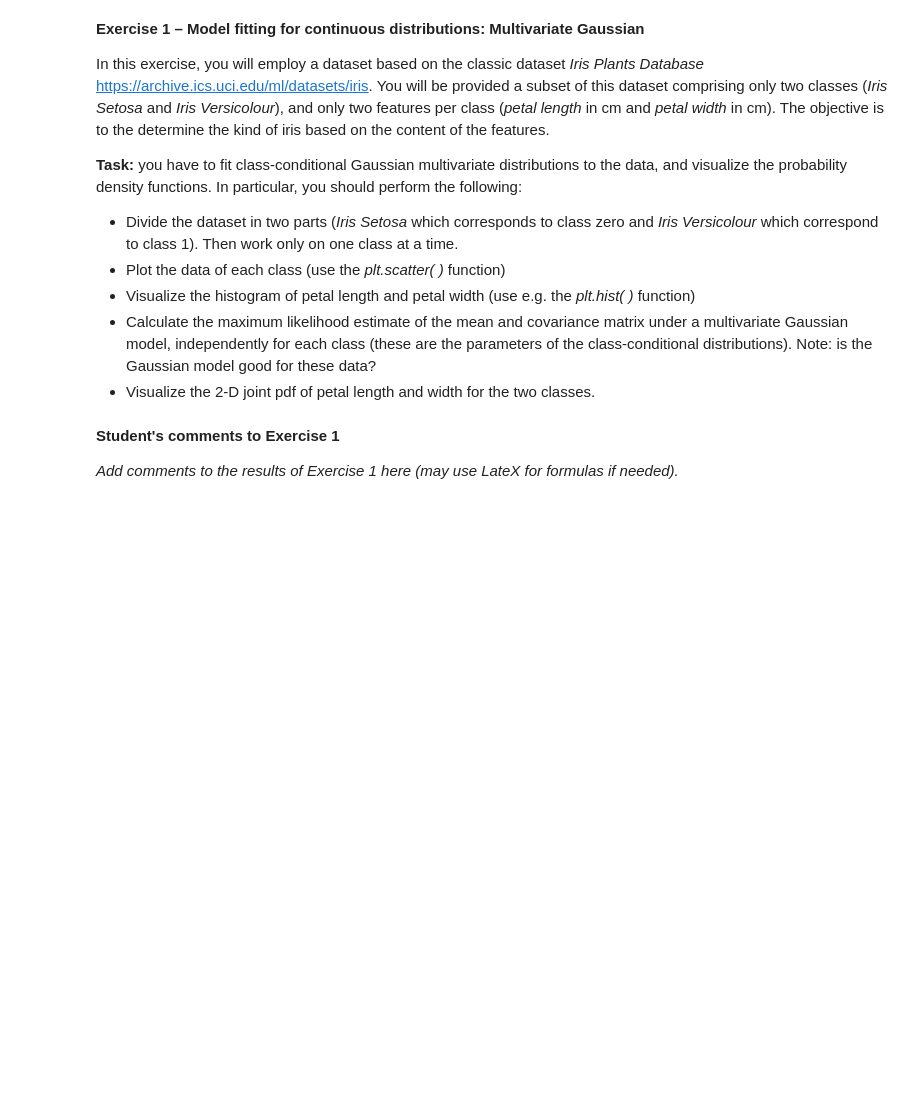
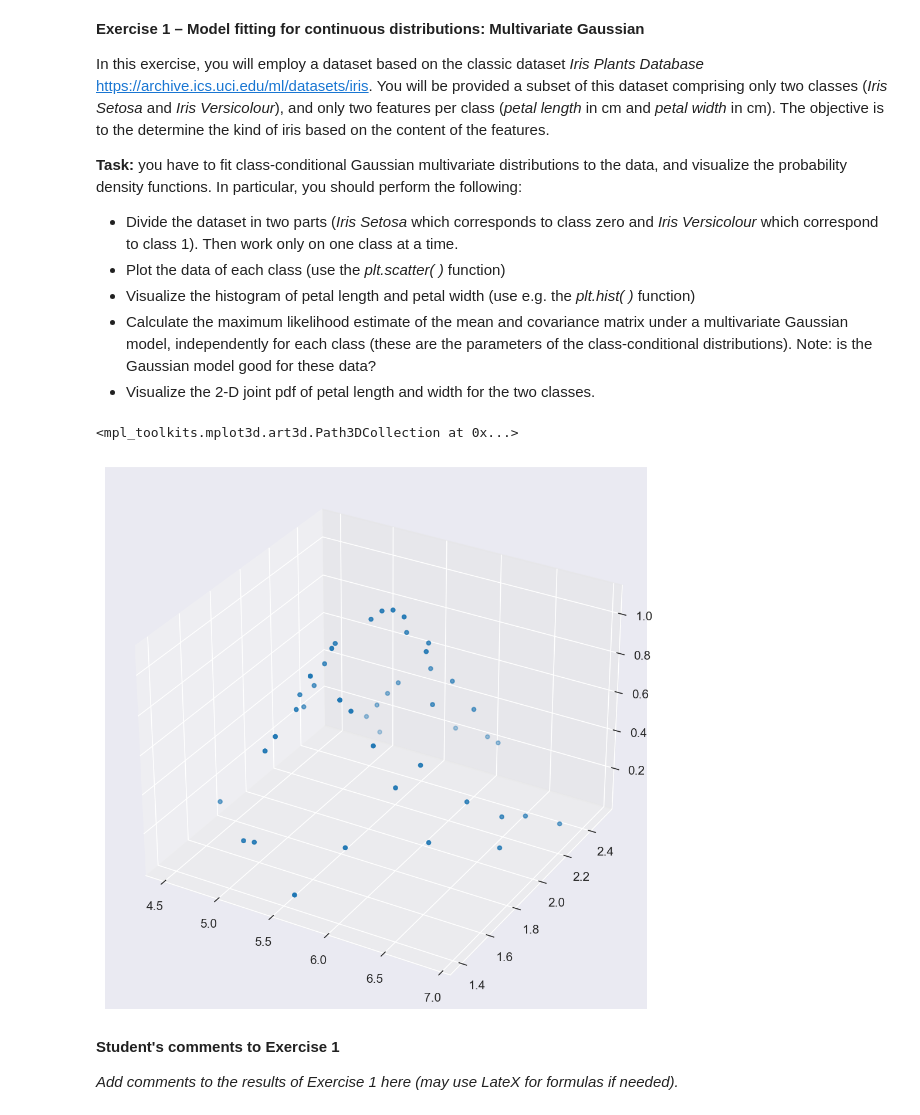
Before and after one commit to steurendo/SLNN, a Jupyter notebook: Lab2/Lab2_v6.ipynb, the cells around one changed output. Drawn from its saved outputs; the diff is of its cells as text; code cells hidden in the pictures; blank space fills up the shorter version.

```diff
--- a/Lab2/Lab2_v6.ipynb
+++ b/Lab2/Lab2_v6.ipynb
@@ -26,4 +27,14 @@ Dataset1 = h5py.File("Lab2_Ex_1_Iris.hdf5")
 Data = np.array(Dataset1.get('Dataset'))
 # %%
 #Separate the dataset in the two classes, you can use the numpy function argsort and unique to do this.
+dataset_c0 = Data[Data[:, -1] == 0, :]
+dataset_c1 = Data[Data[:, -1] == 1, :]
 #Draw the scatter plot of the two classes on the same image
+plt.figure()
+plt.scatter(x=dataset_c0[:, 0], y=dataset_c0[:, 1])  #Iris Setosa
+plt.scatter(x=dataset_c1[:, 0], y=dataset_c1[:, 1])  #Iris Versicolour
+plt.xlabel('Petal length ($cm$)')
+plt.ylabel('Petal width ($cm$)')
+labels = ['Iris Setosa', 'Iris Versicolour']
+plt.legend(labels)
+plt.show()
@@ -36,43 +72,50 @@ Data = np.array(Dataset1.get('Dataset'))
 
 #To make a scalar product between arrays in the form [Mx1]x[1xM] starting from 1D array A it may be necessary to add a new axis using
 #the function A[:,np.newaxis]
+v = [dataset_c0[:, :2], dataset_c1[:, :2]]
+Nc = [v[i].shape[1] for i in range(2)]
+mean = np.array([np.mean(v[i], axis=0) for i in range(2)])
+cov = np.array([np.cov(v[i].T) for i in range(2)])
 # %%
-#Visualize the 2-D joint pdf of petal length and width, a pdf function can be initialized by providing mean and covariance matrix
 from scipy.stats import multivariate_normal
 from matplotlib import cm
 from matplotlib.ticker import LinearLocator
 
-#pdf_class0 = multivariate_normal(mean=..., cov=...)
-#pdf_class1 = multivariate_normal(mean=..., cov=...)
+pdf = [multivariate_normal(mean=mean[i], cov=cov[i]) for i in range(2)]
 
 #Create a grid of x and y values on which to sample the pdf, this is done by providing a list of x-y of coordinates to the function pdf_class0.pdf(...)
 #A 3D view of the pdf can be obtained using the function ax.plot_surface
 
-#Code Example:
+c = 1
 
-#X = np.arange(...)
-#Y = np.arange(...)
+X = v[c][:, 0]
+Y = v[c][:, 1]
 
-#X, Y = np.meshgrid(X, Y)
-#X_flat = X.flatten()
-#Y_flat = Y.flatten()
-#XY_list = np.concatenate((X_flat[:,np.newaxis],Y_flat[:,np.newaxis]),axis=1)
-#PDF_values = np.reshape(pdf_class0.pdf(XY_list), np.shape(X))
+X, Y = np.meshgrid(X, Y)
+X_flat = X.flatten()
+Y_flat = Y.flatten()
+XY_list = np.concatenate((X_flat[:, np.newaxis], Y_flat[:, np.newaxis]), axis=1)
+PDF_values = np.reshape(pdf[c].pdf(XY_list), np.shape(X))
 
-#fig, ax = plt.subplots(subplot_kw={"projection": "3d"},figsize=(8, 8), dpi=150)
-#ax.plot_surface(X, Y, PDF_values, cmap=cm.coolwarm, alpha=0.7, linewidth=0)
+fig, ax = plt.subplots(subplot_kw={"projection": "3d"}, figsize=(8, 8), dpi=150)
+# ax.plot_surface(X, Y, PDF_values, cmap=cm.coolwarm, alpha=0.7, linewidth=0)
 
 #To change the orientation of the 3D plot the function ax.view_init(), for a view from above select ax.view_init( 90, 0)
 
 #After visualizing the pdf you can plot the points of the dataset on the estimated pdf using ax.scatter3D()
 #For a better visualization of the points we suggest to make the pdf plot semi-transparent using the alpha parameter
 
 #Code Example:
-#PDF_points_class0 = pdf_class0.pdf(Features_class0)
-#ax.scatter3D(Points_Class0_Feature0, Points_Class0_Feature1, PDF_points_class0, s=10)
+PDF_points = pdf[c].pdf(v[c])
+Points_Feature0 = v[c].T[0, :]
+Points_Feature1 = v[c].T[1, :]
+ax.scatter3D(Points_Feature0, Points_Feature1, PDF_points, s=10)
 
 #Note: the sample code was written only for class 0 but two plots have to be done, one for class 0 and one for class 1
 #Note 2: the content of variables like Features_class0, Points_Class0_Feature0, Points_Class0_Feature1 should be substituted with variables created by the student
+# %% [output]
+<mpl_toolkits.mplot3d.art3d.Path3DCollection at 0x...>
+[figure, added]
 # %% [markdown]
 **Student's comments to Exercise 1**
 
```
Also changed, not shown: parts of 7 cells of this notebook.
